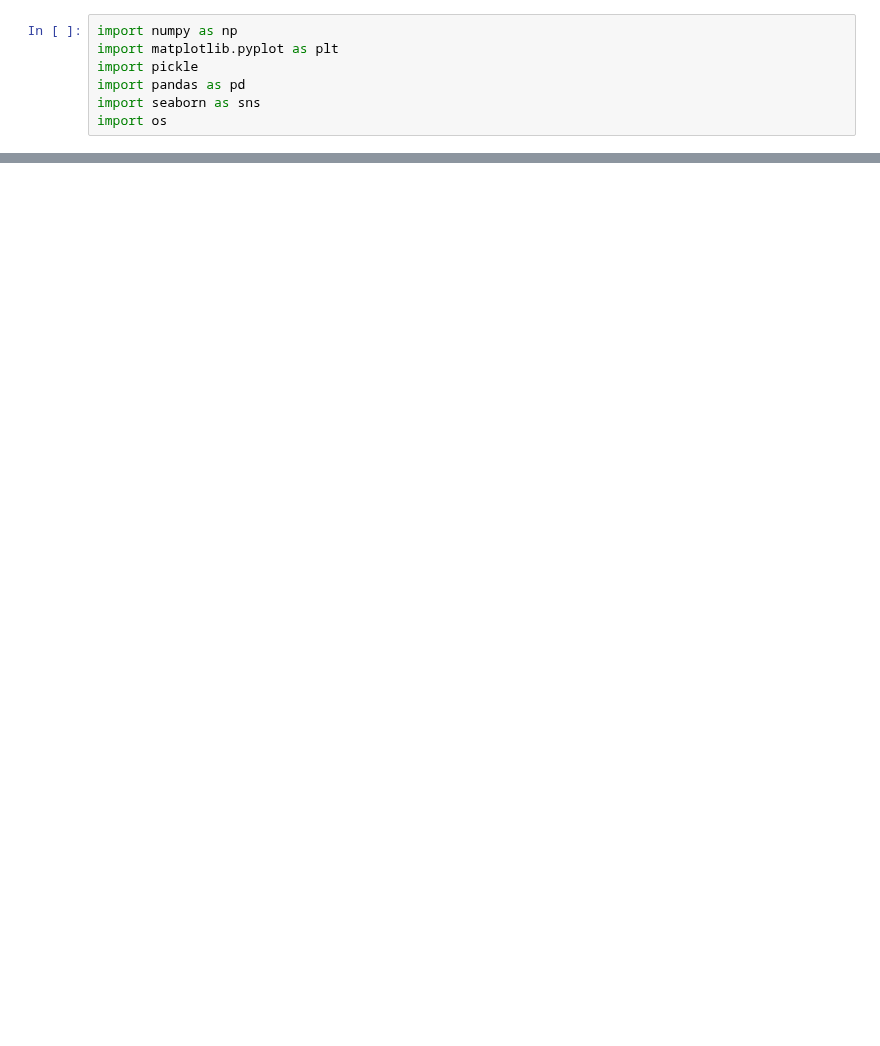
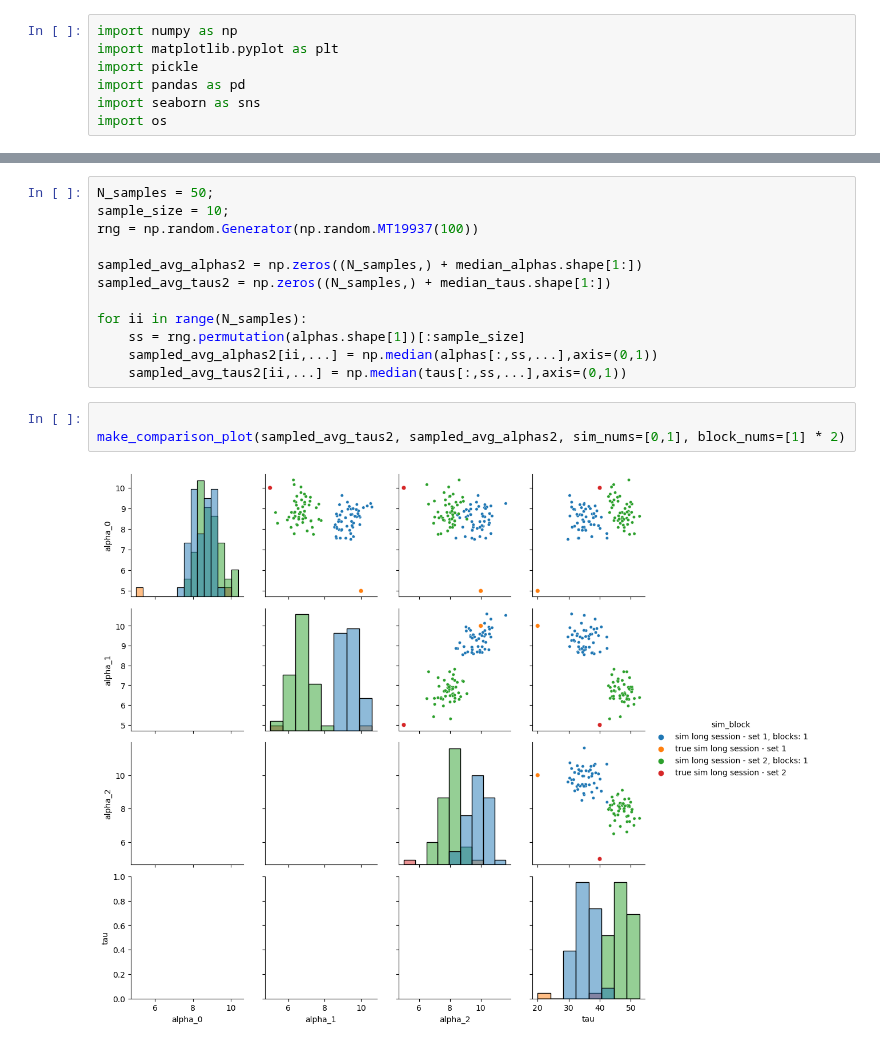
Before and after one commit to latimerk/hddCRP, a Jupyter notebook: make_simulation_results_figures.ipynb, the cells around one changed output, grey strips where cells are left out. Drawn from its saved outputs; the diff is of its cells as text; blank space fills up the shorter version.

```diff
--- a/make_simulation_results_figures.ipynb
+++ b/make_simulation_results_figures.ipynb
@@ -117,0 +154,17 @@ print(A)
+# %%
+N_samples = 50;
+sample_size = 10;
+rng = np.random.Generator(np.random.MT19937(100))
+
+sampled_avg_alphas2 = np.zeros((N_samples,) + median_alphas.shape[1:])
+sampled_avg_taus2 = np.zeros((N_samples,) + median_taus.shape[1:])
+
+for ii in range(N_samples):
+    ss = rng.permutation(alphas.shape[1])[:sample_size]
+    sampled_avg_alphas2[ii,...] = np.median(alphas[:,ss,...],axis=(0,1))
+    sampled_avg_taus2[ii,...] = np.median(taus[:,ss,...],axis=(0,1))
+# %%
+
+make_comparison_plot(sampled_avg_taus2, sampled_avg_alphas2, sim_nums=[0,1], block_nums=[1] * 2)
+# %% [output]
+[figure, added]
```
Also changed, not shown: parts of 6 cells of this notebook, 5 other files.
